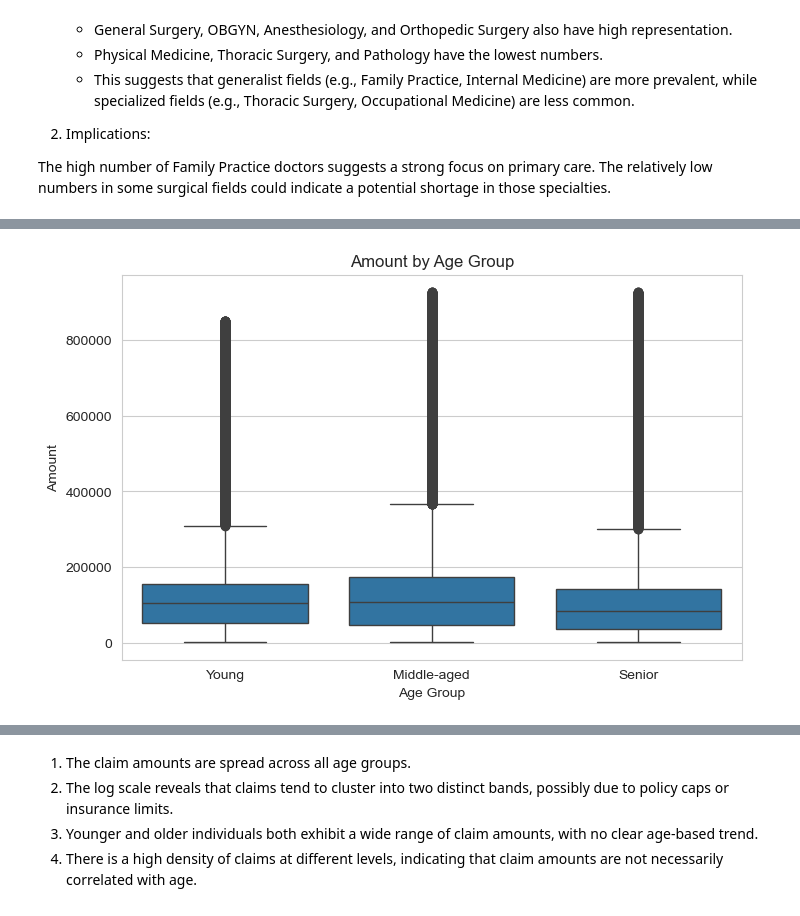
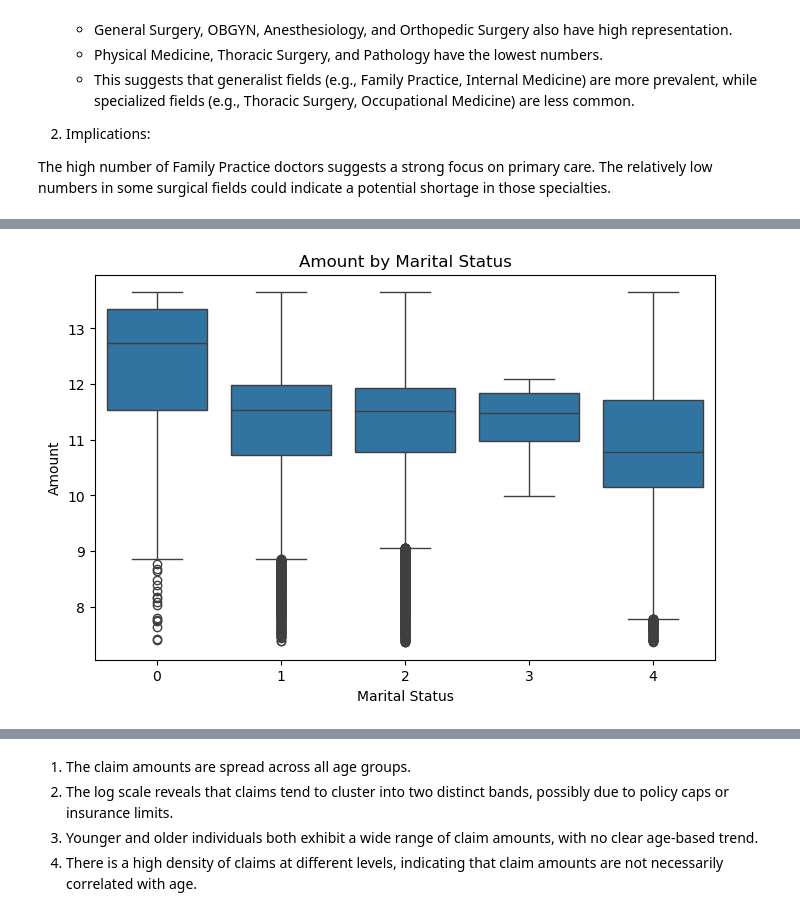
Before and after one commit to HopeMohola/Medical-Malpractice-Claims, a Jupyter notebook: Motshabi_Mohola_Project.ipynb, the cells around one changed output, grey strips where cells are left out. Saved outputs shown, nothing was run; the diff lists cells and outputs as text; code cells hidden in the pictures.

```diff
--- a/Motshabi_Mohola_Project.ipynb
+++ b/Motshabi_Mohola_Project.ipynb
@@ -623,10 +749,10 @@ plt.show()
 # %%
-# Boxplot of Age Group vs Amount
+# Boxplot of Marital Status vs Amount
 plt.figure(figsize=(8, 5))
-sns.boxplot(x=df["Age_Group"], y=df["Amount"])
-plt.title("Amount by Age Group")
-plt.xlabel("Age Group")
+sns.boxplot(x=df["Marital Status"], y=df["Amount_Capped_Log"])
+plt.title("Amount by Marital Status")
+plt.xlabel("Marital Status")
 plt.ylabel("Amount")
 plt.show()
 # %% [output]
-[figure, old version]
+[figure, new version]
```
Also changed, not shown: parts of 55 cells of this notebook.
